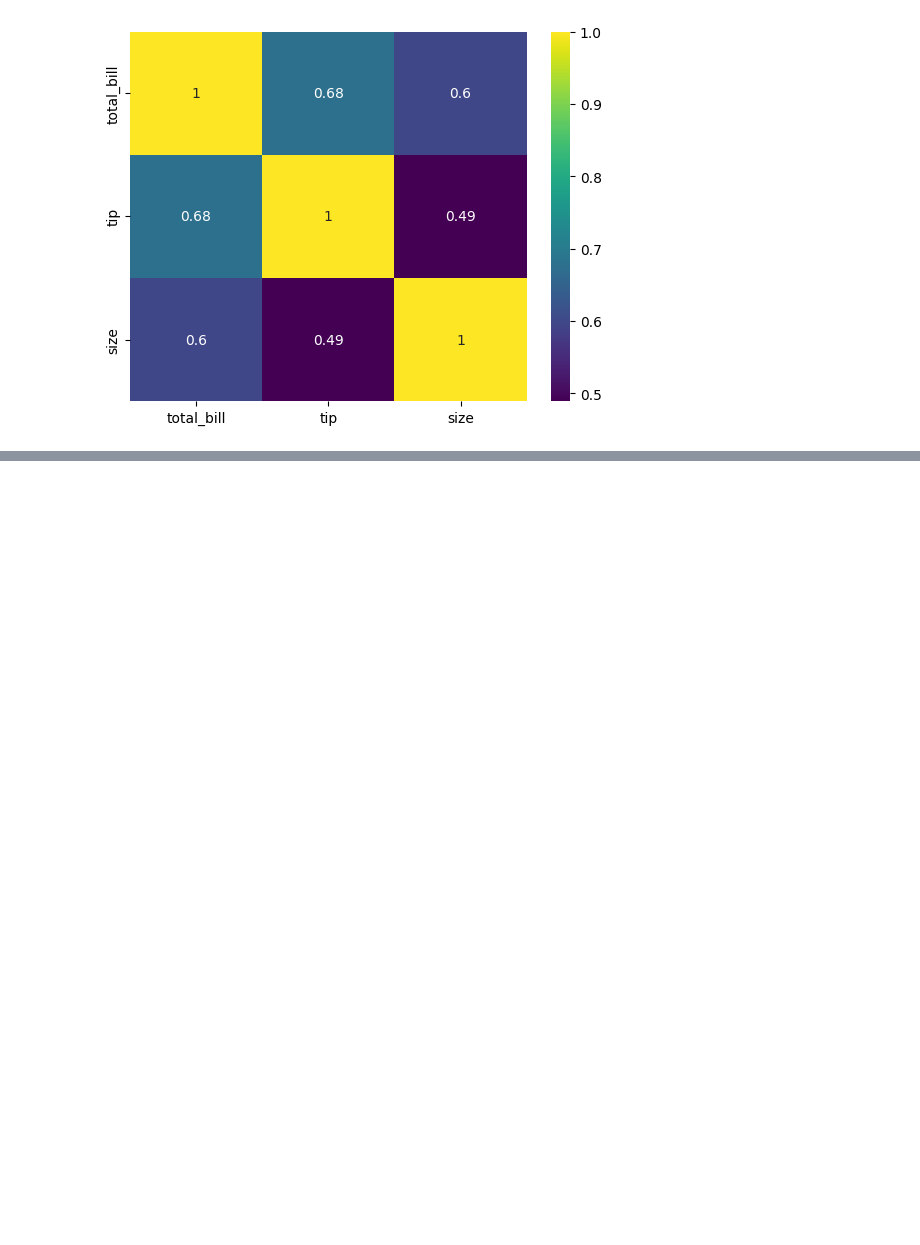
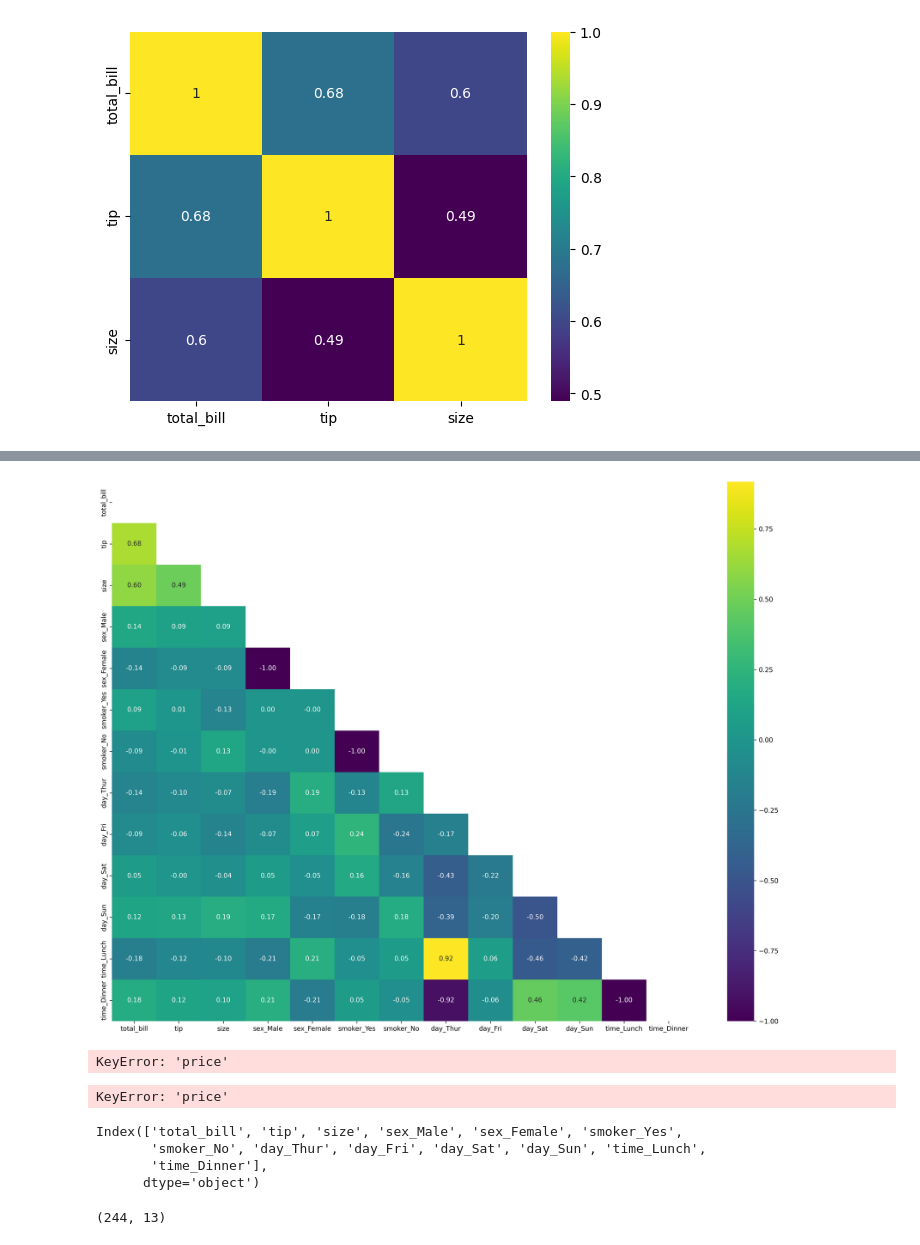
Before and after one commit to MiguelAngel3378/CURSO_ANALISIS_BD2, a Jupyter notebook: m5_visualizacion/seaborn/notebooks/ejemplo2.ipynb, the cells around one changed output, grey strips where cells are left out. Saved outputs shown, nothing was run; the diff lists cells and outputs as text; code cells hidden in the pictures; blank space fills up the shorter version.

```diff
--- a/m5_visualizacion/seaborn/notebooks/ejemplo2.ipynb
+++ b/m5_visualizacion/seaborn/notebooks/ejemplo2.ipynb
@@ -261,7 +269,11 @@ sns.heatmap(df_corr, annot=True, cmap='viridis')
 # %%
-import matplotlib as plt
-plt.figure((20,15), dpi=300)
-df= pd.get_dummies(df)
+import matplotlib.pyplot as plt
+import pandas as pd
+
+plt.figure(figsize=(20,15), dpi=300)
+df = pd.get_dummies(df)
 df_corr = df.corr()
 filter = np.triu(df_corr)
-sns.heatmap(df_corr, annot=True, cmap='viridis', mask=filter, fmt=".2f")
+sns.heatmap(df_corr, annot=True, cmap='viridis', mask=filter, fmt=".2f");
+# %% [output]
+[figure, added]
@@ -273,0 +280,40 @@ corr_price =
+# %%
+# correlación con barras para la columna precio
+
+df_corr = df.corr() # matriz de correlación
+corr_price = df_corr['price'] # filtrar correlación precio
+corr_price = corr_price.sort_values(ascending=False)[1:] # ordenar descendente
+plt.figure(figsize=(12, 5))
+sns.barplot(x=corr_price.index, y=corr_price.values)
+plt.xticks(rotation=45);
+# %% [output]
+KeyError: 'price'
+# %%
+df_corr = df.corr() # matriz de correlación
+
+corr_price = df_corr['price'] # filtrar correlación precio
+filter = (corr_price < -0.1) | (corr_price > 0.1) # quitar aquellas con baja correlación
+corr_price = corr_price[filter]
+corr_price = corr_price.sort_values(ascending=False)[1:] # ordenar descendente
+
+
+plt.figure(figsize=(12, 5))
+ax = sns.barplot(x=corr_price.index, y=corr_price.values)
+plt.xticks(rotation=45)
+
+labels = [f'{value:.3f}' for value in corr_price.values] # redondear las correlaciones a dos decimales
+# labels = [str(round(value, 2)) for value in corr_price.values]
+ax.bar_label(ax.containers[0], labels=labels);
+# %% [output]
+KeyError: 'price'
+# %%
+df.columns
+# %% [output]
+Index(['total_bill', 'tip', 'size', 'sex_Male', 'sex_Female', 'smoker_Yes',
+       'smoker_No', 'day_Thur', 'day_Fri', 'day_Sat', 'day_Sun', 'time_Lunch',
+       'time_Dinner'],
+      dtype='object')
+# %%
+df.shape
+# %% [output]
+(244, 13)
```
Also changed, not shown: parts of 17 cells of this notebook.
